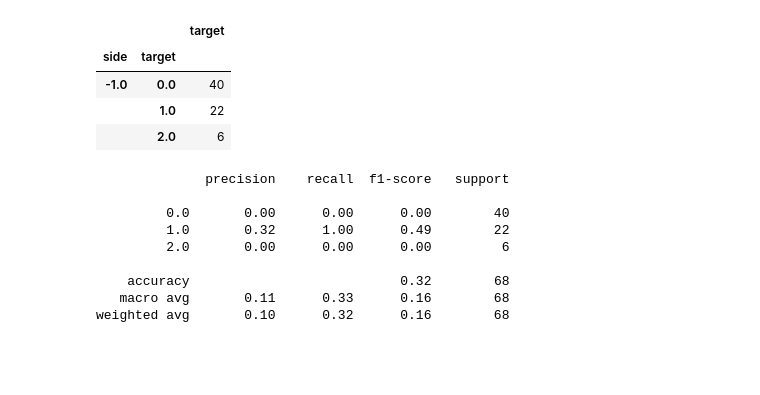
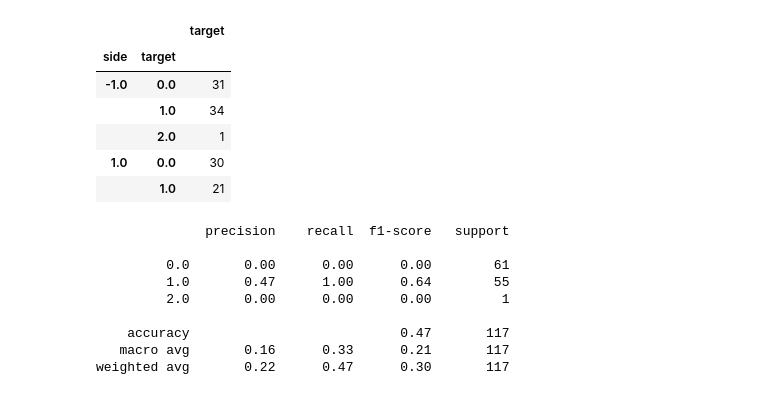
Before and after one commit to SaidJacobo/forex_ml_bot, a Jupyter notebook: notebooks/Backtesting model.ipynb, the cells around one changed output. Drawn from its saved outputs; the diff is of its cells as text; code cells hidden in the pictures; blank space fills up the shorter version.

Commit message:
agrego estrategias de trading, stop loss y take profit, unifico esas estrategias de tp y sl con la triple barrera

```diff
--- a/notebooks/Backtesting model.ipynb
+++ b/notebooks/Backtesting model.ipynb
@@ -225,18 +309,15 @@ def bband_stgy(prices_with_indicators, window):
 # %%
-symbols_path = './backbone/data/backtest/symbols/USDCHF.csv'
-df = pd.read_csv(symbols_path)
-df = df[['Date','Close','High','Low','Open', 'upper_bband','lower_bband','macdhist','rsi', 'adx','mfi', 'sma_12', 'sma_26', 'distance_between_bbands']]
-print('Creando target')
-df['Date'] = pd.to_datetime(df['Date'])
 df = df.sort_values(by='Date')
 df = df.set_index('Date')
+
+df = df.dropna()
 
 instrument = df.copy()
 # compute bband sides
 
 instrument['side'] = np.nan
 
-window = 3
-instrument = bband_stgy(instrument, window)
+window = 1
+instrument = stgy(instrument, window)
 
 instrument.dropna(inplace=True)
@@ -245,52 +341,55 @@ Creando target
 # %%
-sl = 15
+sl = 10
 rr = 2
-holding_period = 12
+holding_period = 24
+pip_size = 0.0001
 
-instrument['target'] = triple_barrier_labeling(
+instrument['target'] = apply_triple_barrier(
     close_prices=instrument['Close'],
     high_prices=instrument['High'],
     low_prices=instrument['Low'],
     stop_loss_in_pips=sl,
-    take_profit_in_pips=sl * rr,
+    take_profit_in_pips=sl*rr,
     max_holding_period=holding_period,
-    pip_size=0.001,
+    pip_size=pip_size,
     side=instrument['side']
 )
 
 df.loc[instrument.index, 'side'] = instrument.side
 df.loc[instrument.index, 'target'] = instrument.target
 df.fillna(0, inplace=True)
 # df.reset_index(inplace=True)
 
 
 # Aplicar la lógica para mantener solo un 1 o -1 por cada secuencia de 1s o -1s consecutivos
 df['side'] = df['side'].where(
     (df['side'] == 0) | (df['side'] != df['side'].shift(1)),
     0
 )
 
 
 df['target'] = np.where(df['side'] != 0, df['target'], 0)
 
 display(pd.DataFrame(df[df.side!=0].groupby(by=['side','target'])['target'].count()))
 
 
 
 df['dummy_model_pred'] = 1
 print(classification_report(df[df.side != 0].target, df[df.side != 0].dummy_model_pred))
 # %% [output]
 |  |  | target |
 | side | target |  |
-| -1.0 | 0.0 | 40 |
-|  | 1.0 | 22 |
-|  | 2.0 | 6 |
+| -1.0 | 0.0 | 31 |
+|  | 1.0 | 34 |
+|  | 2.0 | 1 |
+| 1.0 | 0.0 | 30 |
+|  | 1.0 | 21 |
               precision    recall  f1-score   support
 
-         0.0       0.00      0.00      0.00        40
-         1.0       0.32      1.00      0.49        22
-         2.0       0.00      0.00      0.00         6
+         0.0       0.00      0.00      0.00        61
+         1.0       0.47      1.00      0.64        55
+         2.0       0.00      0.00      0.00         1
 
-    accuracy                           0.32        68
-   macro avg       0.11      0.33      0.16        68
-weighted avg       0.10      0.32      0.16        68
+    accuracy                           0.47       117
+   macro avg       0.16      0.33      0.21       117
+weighted avg       0.22      0.47      0.30       117
```
Also changed, not shown: parts of 19 cells of this notebook, 15 other files.
